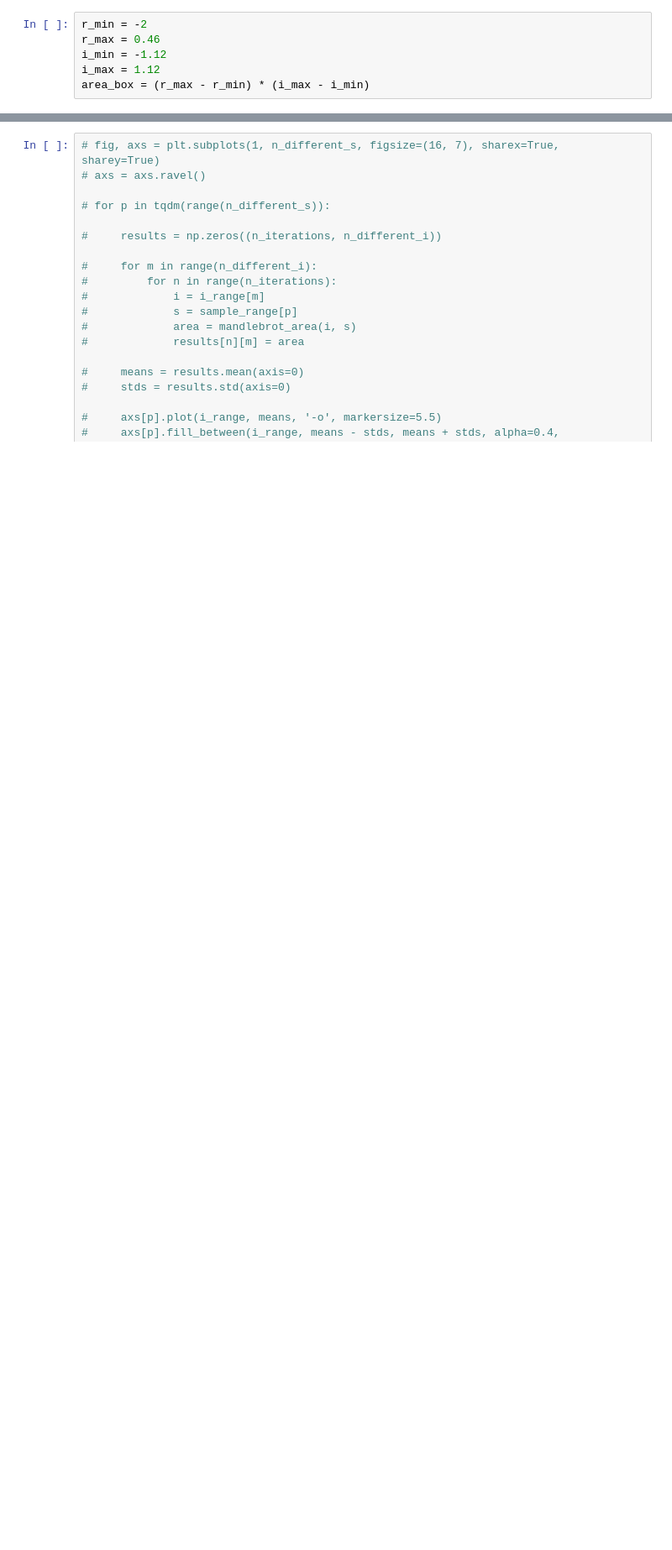
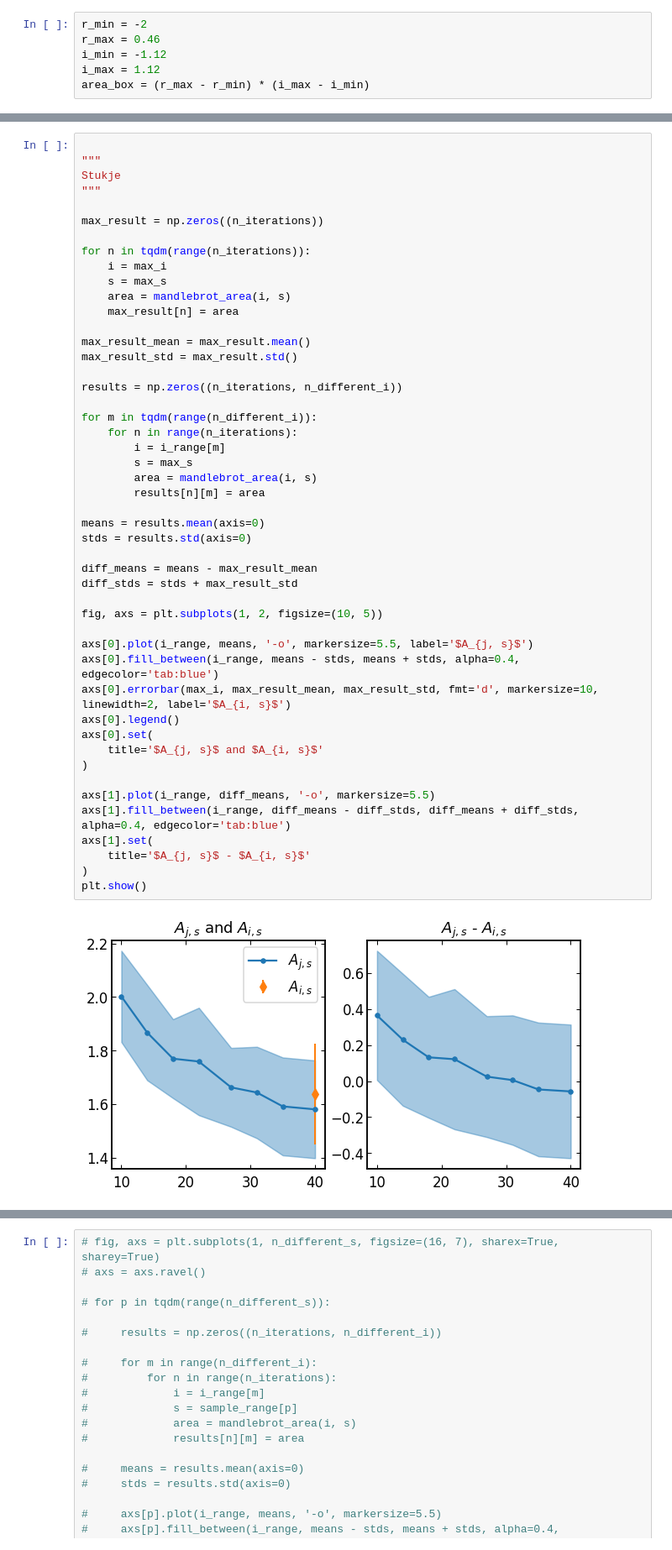
Before and after one commit to JesseFranzua/Mandlebrot, a Jupyter notebook: mandlebrot_area.ipynb, the cells around one changed output, grey strips where cells are left out. Shown at 84% size. Drawn from its saved outputs; the diff is of its cells as text; blank space fills up the shorter version.

```diff
--- a/mandlebrot_area.ipynb
+++ b/mandlebrot_area.ipynb
@@ -82,3 +107,53 @@ plt.show()
+# %%
+
+"""
+Stukje
+"""
+
+max_result = np.zeros((n_iterations))
+
+for n in tqdm(range(n_iterations)):
+    i = max_i
+    s = max_s
+    area = mandlebrot_area(i, s)
+    max_result[n] = area
+
+max_result_mean = max_result.mean()
+max_result_std = max_result.std()
+
+results = np.zeros((n_iterations, n_different_i))
+
+for m in tqdm(range(n_different_i)):
+    for n in range(n_iterations):
+        i = i_range[m]
+        s = max_s
+        area = mandlebrot_area(i, s)
+        results[n][m] = area
+
+means = results.mean(axis=0)
+stds = results.std(axis=0)
+
+diff_means = means - max_result_mean
+diff_stds = stds + max_result_std
+
+fig, axs = plt.subplots(1, 2, figsize=(10, 5))
+
+axs[0].plot(i_range, means, '-o', markersize=5.5, label='$A_{j, s}$')
+axs[0].fill_between(i_range, means - stds, means + stds, alpha=0.4, edgecolor='tab:blue')
+axs[0].errorbar(max_i, max_result_mean, max_result_std, fmt='d', markersize=10, linewidth=2, label='$A_{i, s}$')
+axs[0].legend()
+axs[0].set(
+    title='$A_{j, s}$ and $A_{i, s}$'
+)
+
+axs[1].plot(i_range, diff_means, '-o', markersize=5.5)
+axs[1].fill_between(i_range, diff_means - diff_stds, diff_means + diff_stds, alpha=0.4, edgecolor='tab:blue')
+axs[1].set(
+    title='$A_{j, s}$ - $A_{i, s}$'
+)
+plt.show()
+# %% [output]
+[figure, added]
 # %%
 xx, yy = np.meshgrid(sample_range, i_range)
 
```
Also changed, not shown: parts of 7 cells of this notebook, 2 other files.
